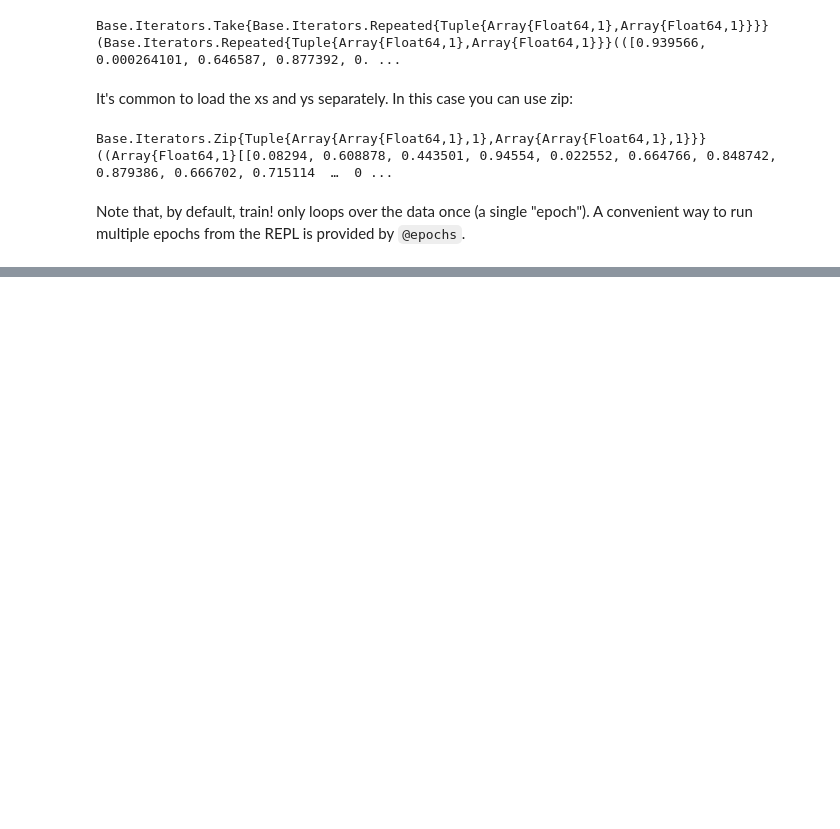
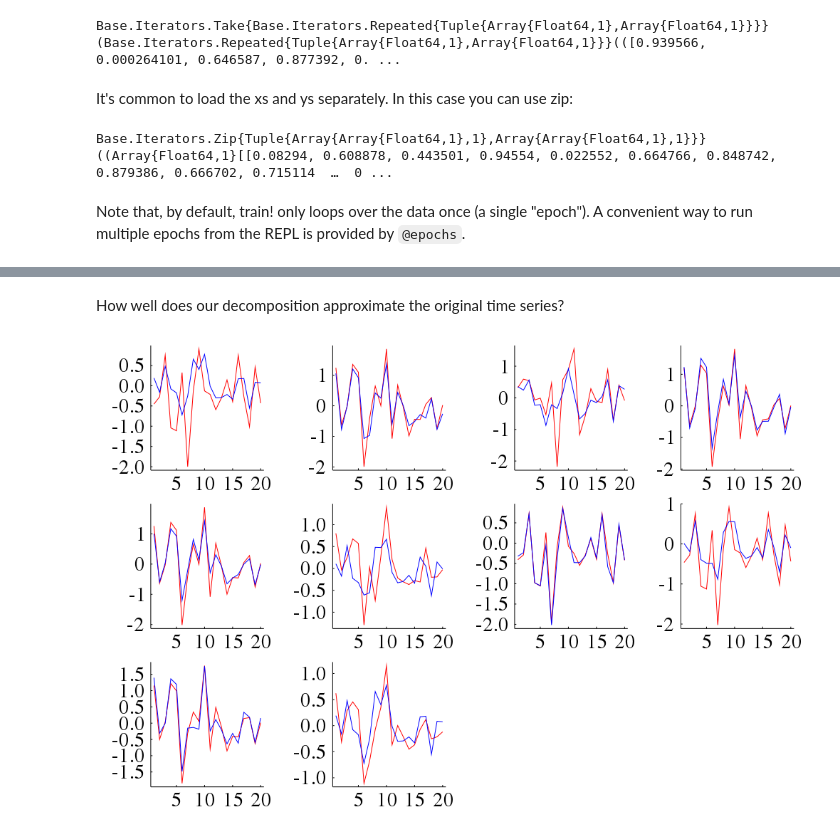
Before and after one commit to mfalt/juliacourse, a Jupyter notebook: lecture6/Flux.ipynb, the cells around one changed output, grey strips where cells are left out. Drawn from its saved outputs; the diff is of its cells as text; code cells hidden in the pictures; blank space fills up the shorter version.

```diff
--- a/lecture6/Flux.ipynb
+++ b/lecture6/Flux.ipynb
@@ -95,0 +193,6 @@ Note that, by default, train! only loops over the data once (a single "epoch").
+# %% [markdown]
+How well does our decomposition approximate the original time series?
+# %%
+plot(A, c=:red, layout=10); plot!(Ah, c=:blue)
+# %% [output]
+[figure, added]
```
Also changed, not shown: parts of 24 cells of this notebook.
